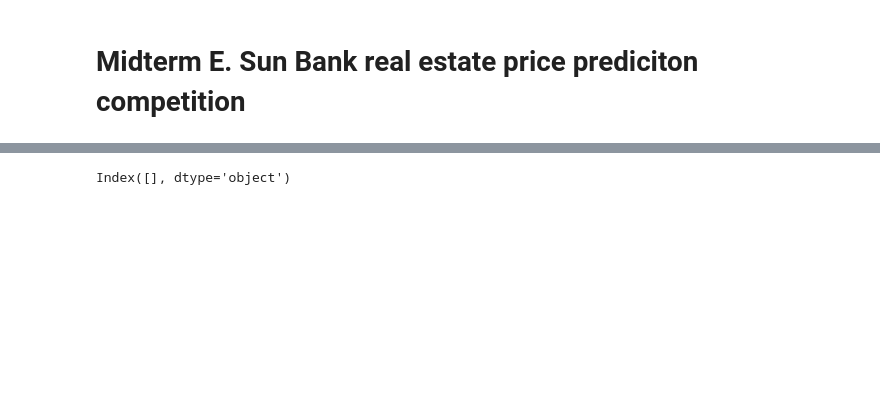
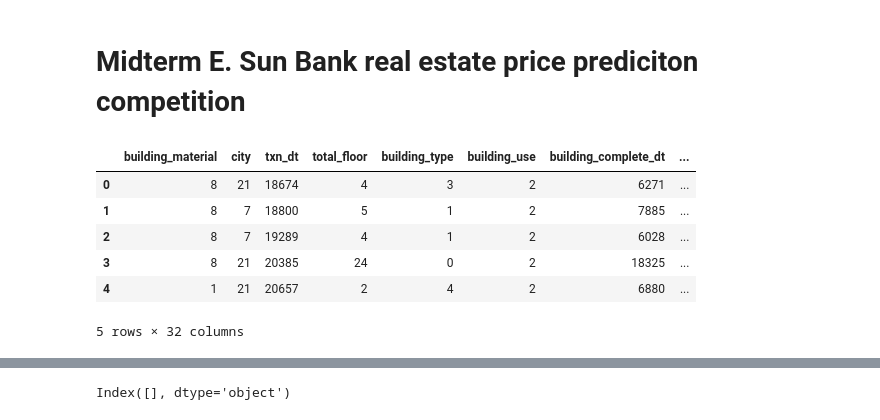
Before and after one commit to huohsien/AIA_Midterm----TBrain, a Jupyter notebook: real_estate_price_prediction.ipynb, the cells around one changed output, grey strips where cells are left out. Drawn from its saved outputs; the diff is of its cells as text; code cells hidden in the pictures; blank space fills up the shorter version.

```diff
--- a/real_estate_price_prediction.ipynb
+++ b/real_estate_price_prediction.ipynb
@@ -17,4 +39,14 @@ all_data['parking_price'].fillna(0, inplace=True)
 # %%
 # fill the missing value in column 'txn_floor' with the mode of the column
 all_data['txn_floor'].fillna(all_data['txn_floor'].mode()[0], inplace=True)
+# %%
+all_data.head()
+# %% [output]
+|  | building_material | city | txn_dt | total_floor | building_type | building_use | building_complete_dt | ... |
+| 0 | 8 | 21 | 18674 | 4 | 3 | 2 | 6271 | ... |
+| 1 | 8 | 7 | 18800 | 5 | 1 | 2 | 7885 | ... |
+| 2 | 8 | 7 | 19289 | 4 | 1 | 2 | 6028 | ... |
+| 3 | 8 | 21 | 20385 | 24 | 0 | 2 | 18325 | ... |
+| 4 | 1 | 21 | 20657 | 2 | 4 | 2 | 6880 | ... |
+5 rows × 32 columns
 # %%
```
Also changed, not shown: parts of 24 cells of this notebook, 3 other files.
